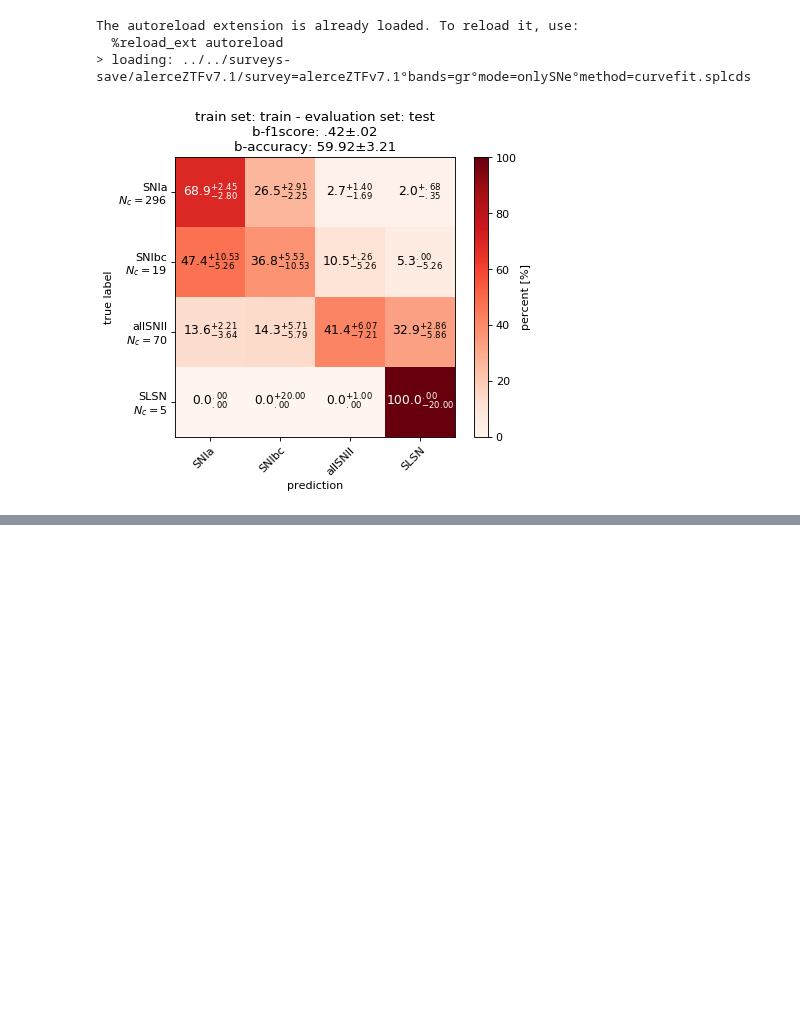
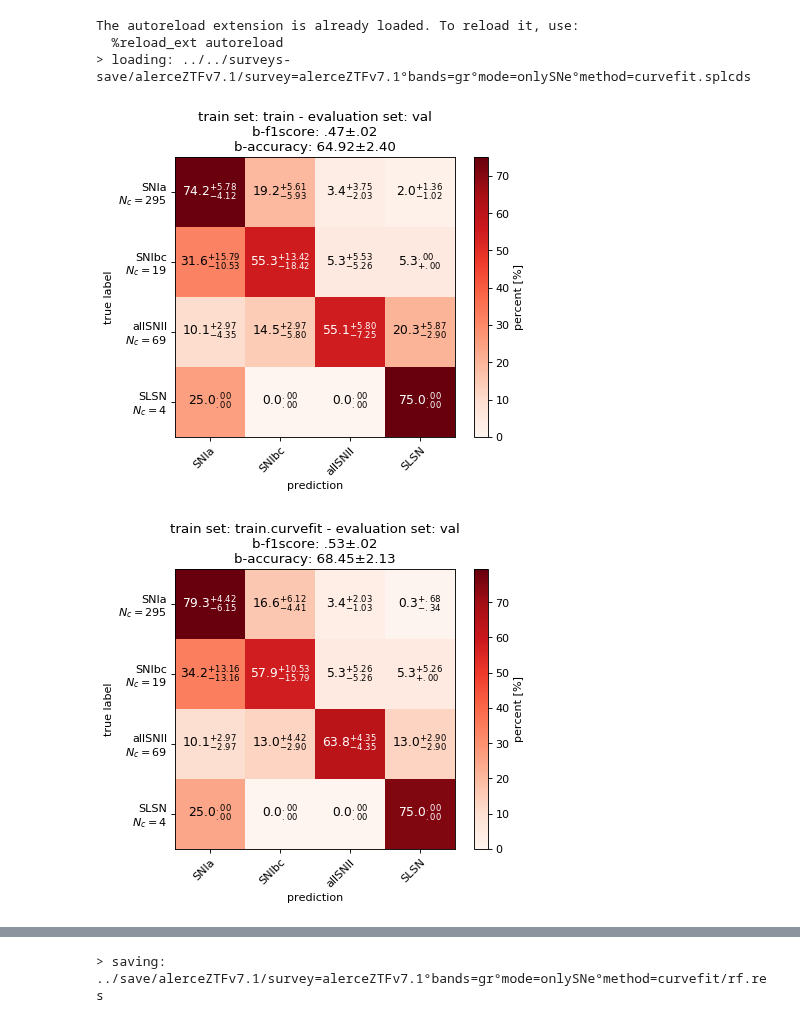
Before and after one commit to opimentel-github/astro-lightcurves-fats, a Jupyter notebook: experiments/random_forest.ipynb, the cells around one changed output, grey strips where cells are left out. Cells and saved outputs as stored; diff of their text form; code cells hidden in the pictures; blank space fills up the shorter version.

```diff
--- a/experiments/random_forest.ipynb
+++ b/experiments/random_forest.ipynb
@@ -75,8 +75,8 @@ from flamingchoripan.cuteplots.cm_plots import plot_custom_confusion_matrix
 from flamingchoripan.datascience.statistics import XError
 import matplotlib.pyplot as plt
 
-max_model_ids = 20
-test_lcset_name = 'test' # val test
+max_model_ids = 100
+test_lcset_name = 'val' # val test
 methods = ['linear', 'mcmc', 'curvefit', 'bspline']
 methods = ['curvefit']
 for method in methods:
@@ -97,31 +97,32 @@ for method in methods:
             'add_real_samples':add_real_samples,
         }
         classifier_dict, model_ids = get_fitted_classifiers(lcdataset, train_lcset_name, load_rootdir, **fit_kwargs)
         train_lcset_name = f'{train_lcset_name}{"+real" if add_real_samples else ""}'
         rf_results[train_lcset_name] = evaluate_classifiers(lcdataset, test_lcset_name, classifier_dict, model_ids, load_rootdir)
 
         ### plot cms
         d = rf_results[train_lcset_name]
         lcset_name = d[model_ids[0]]['lcset_name']
         class_names = d[model_ids[0]]['class_names']
         cms = [d[id]['cm'][None] for id in model_ids]
         f1score_xe = XError([d[id]['metrics_dict']['b-f1score'] for id in model_ids])
         accuracy_xe = XError([d[id]['metrics_dict']['b-accuracy'] for id in model_ids])
         title = f'train set: {train_lcset_name} - evaluation set: {lcset_name}\n'
         title += f'b-f1score: {f1score_xe}\n'
         title += f'b-accuracy: {accuracy_xe}'
         cm_kwargs = {
             'title':title,
             'figsize':(6,5),
             'new_order_classes':['SNIa', 'SNIbc', 'allSNII', 'SLSN'],
         }
         fig, ax = plot_custom_confusion_matrix(np.concatenate(cms, axis=0), class_names, **cm_kwargs)
         plt.show()
 
     save_filedir = f'../save/{survey}/{new_cfilename}/rf.res'
     save_pickle(save_filedir, rf_results)
 # %% [output]
 The autoreload extension is already loaded. To reload it, use:
   %reload_ext autoreload
 > loading: ../../surveys-save/alerceZTFv7.1/survey=alerceZTFv7.1°bands=gr°mode=onlySNe°method=curvefit.splcds
-[figure, old version]
+[figure, new version]
+[figure, added]
@@ -128,3 +130,4 @@ The autoreload extension is already loaded. To reload it, use:
+> saving: ../save/alerceZTFv7.1/survey=alerceZTFv7.1°bands=gr°mode=onlySNe°method=curvefit/rf.res
 # %%
 import numpy as np
 from flamingchoripan.files import load_pickle, save_pickle
```
Also changed, not shown: parts of 3 cells of this notebook, 4 other files.
